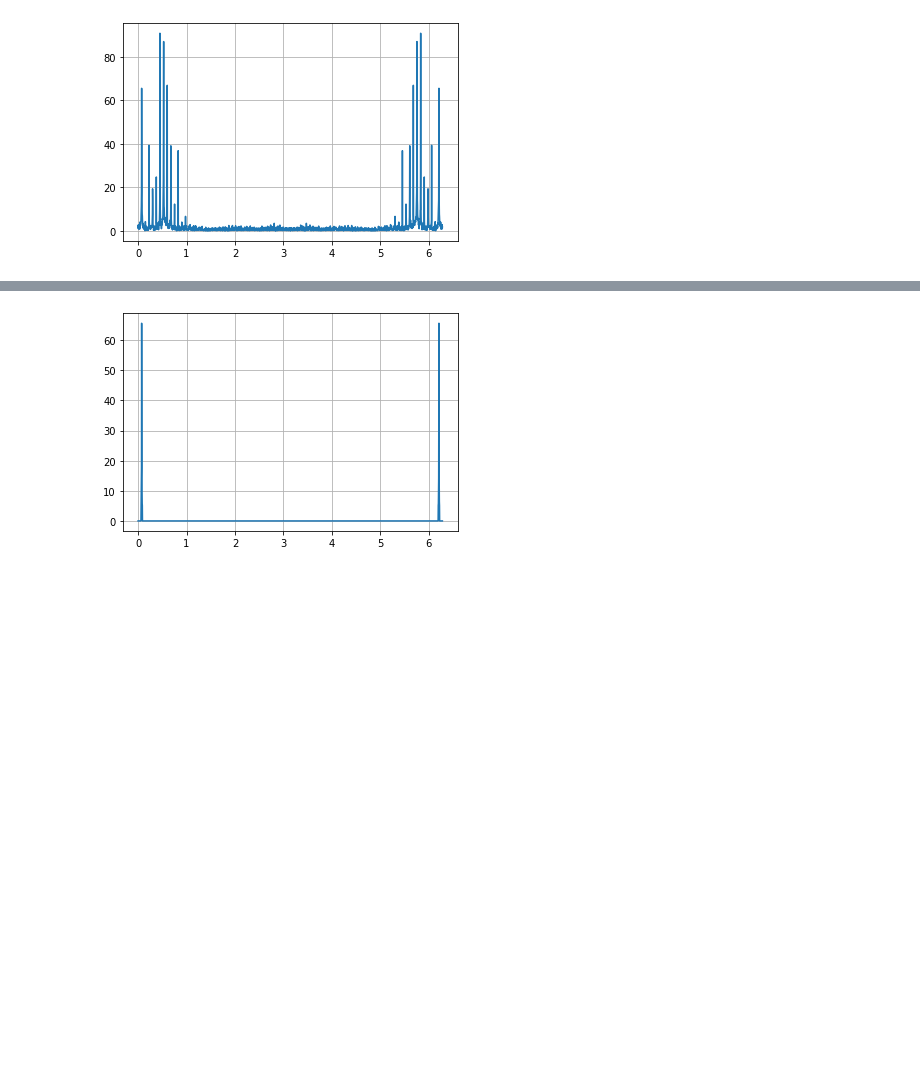
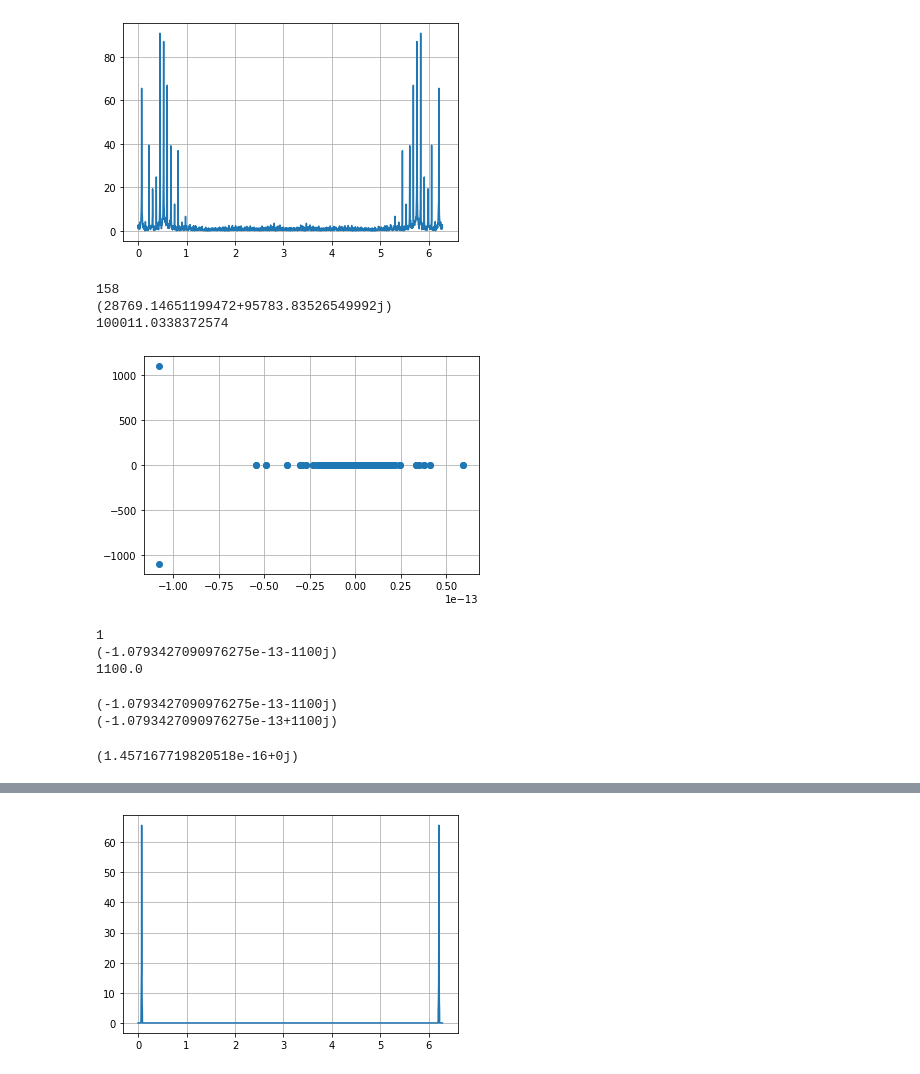
Before and after one commit to mgeraldo/Fourier-and-Sound-Processing, a Jupyter notebook: Record Audio Using PyAudio.ipynb, the cells around one changed output, grey strips where cells are left out. Drawn from its saved outputs; the diff is of its cells as text; code cells hidden in the pictures; blank space fills up the shorter version.

```diff
--- a/Record Audio Using PyAudio.ipynb
+++ b/Record Audio Using PyAudio.ipynb
@@ -476,3 +564,37 @@ plt.grid()
 plt.show()
 # %% [output]
 [figure]
+# %%
+max_pos=np.abs(yf).argmax()
+print(max_pos)
+print(yf[max_pos])
+print(np.abs(yf[max_pos]))
+# %% [output]
+158
+(28769.14651199472+95783.83526549992j)
+100011.0338372574
+# %%
+plt.plot(yf2.real,yf2.imag,'o')
+plt.grid()
+plt.show()
+# %% [output]
+[figure, added]
+# %%
+max_pos=np.abs(yf2).argmax()
+print(max_pos)
+print(yf2[max_pos])
+print(np.abs(yf2[max_pos]))
+# %% [output]
+1
+(-1.0793427090976275e-13-1100j)
+1100.0
+# %%
+print(yf2[1])
+print(yf2[-1])
+# %% [output]
+(-1.0793427090976275e-13-1100j)
+(-1.0793427090976275e-13+1100j)
+# %%
+yf2[0]
+# %% [output]
+(1.457167719820518e-16+0j)
```
Also changed, not shown: parts of 25 cells of this notebook, 4 other files.
